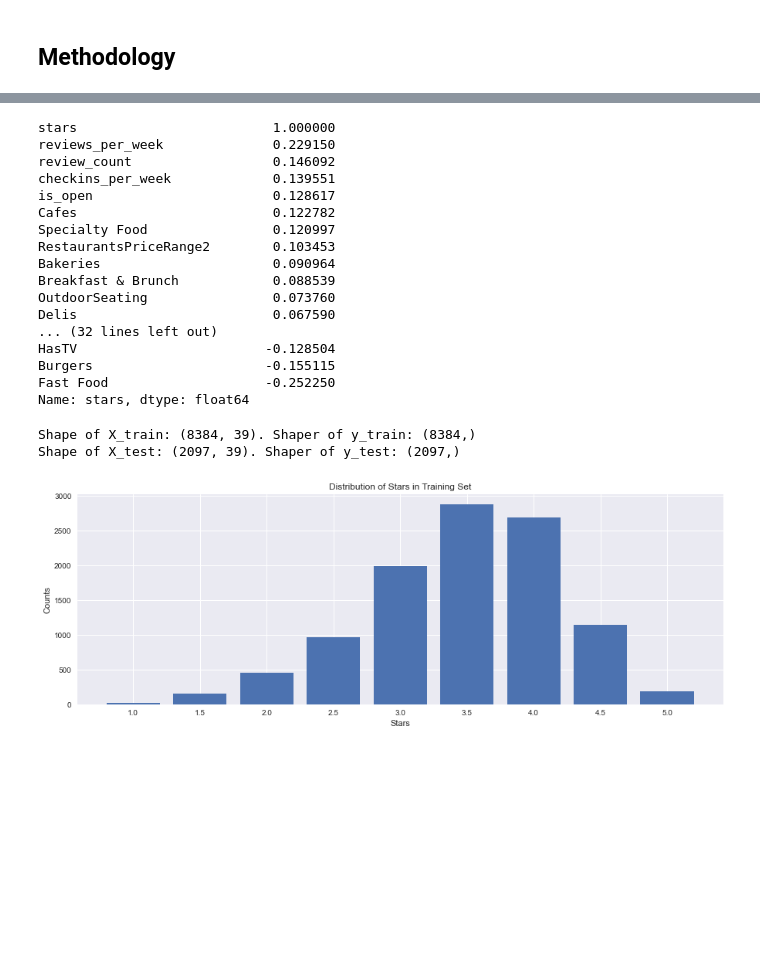
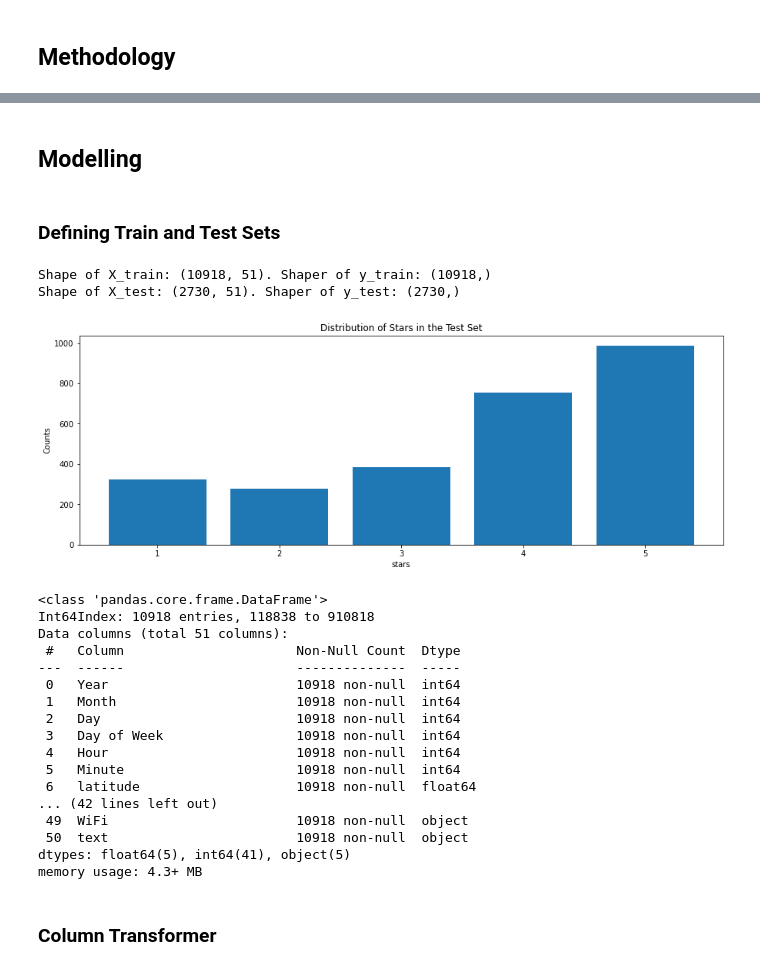
Before and after one commit to allistaircota/rate_my_restaurant, a Jupyter notebook: notebooks/3_Model_Setup_and_Evaluation.ipynb, the cells around one changed output, grey strips where cells are left out. Cells and saved outputs as stored; diff of their text form; code cells hidden in the pictures; blank space fills up the shorter version.

```diff
--- a/notebooks/3_Model_Setup_and_Evaluation.ipynb
+++ b/notebooks/3_Model_Setup_and_Evaluation.ipynb
@@ -121,3 +147,3 @@ pd.get_dummies(df[object_columns], drop_first=True)
 # %%
-df = pd.concat([df, pd.get_dummies(df[object_columns], drop_first=True)], axis=1)
-df.drop(object_columns, axis=1, inplace=True)
+df = pd.concat([df.drop(columns = object_columns), temp_df], axis=1)
+df.head()
@@ -160,4 +160,4 @@ stats.pearsonr(df['reviews_per_week'], df['stars'])
 # %%
-X = df.drop('stars', axis=1)
+X = df.drop(['stars'], axis=1)
 X.head()
 # %% [output]
@@ -180,0 +191,4 @@ Name: stars, dtype: float64
+# %%
+X_sampled, y_sampled = resample(X, y, random_state=0,
+                                    n_samples = 0.01*X.shape[0],
+                                    replace=False, stratify=y)
@@ -454,39 +246,23 @@ memory usage: 2.6 MB
-# %%
-df.corr()['stars'].sort_values(ascending=False)
-# %% [output]
-stars                         1.000000
-reviews_per_week              0.229150
-review_count                  0.146092
-checkins_per_week             0.139551
-is_open                       0.128617
-Cafes                         0.122782
-Specialty Food                0.120997
-RestaurantsPriceRange2        0.103453
-Bakeries                      0.090964
-Breakfast & Brunch            0.088539
-OutdoorSeating                0.073760
-Delis                         0.067590
-... (32 lines left out)
-HasTV                        -0.128504
-Burgers                      -0.155115
-Fast Food                    -0.252250
-Name: stars, dtype: float64
+# %% [markdown]
+## Modelling
+# %% [markdown]
+### Defining Train and Test Sets
 # %%
 # Splitting out 20% for test set
-X_train, X_test, y_train, y_test = train_test_split(X, y, test_size = 0.2, stratify=y, random_state=1)
+X_train, X_test, y_train, y_test = train_test_split(X_sampled, y_sampled, test_size = 0.2, stratify=y_sampled, random_state=0)
 
 print(f'Shape of X_train: {X_train.shape}. Shaper of y_train: {y_train.shape}')
 print(f'Shape of X_test: {X_test.shape}. Shaper of y_test: {y_test.shape}')
 # %% [output]
-Shape of X_train: (8384, 39). Shaper of y_train: (8384,)
-Shape of X_test: (2097, 39). Shaper of y_test: (2097,)
+Shape of X_train: (10918, 51). Shaper of y_train: (10918,)
+Shape of X_test: (2730, 51). Shaper of y_test: (2730,)
 # %%
 plt.figure(figsize=(15,5))
-plt.bar(y.value_counts().sort_index().index.astype('str'),
-        y.value_counts().sort_index())
-plt.title('Distribution of Stars in Training Set')
-plt.xlabel('Stars')
+plt.bar(y_test.value_counts().sort_index().index.astype('str'),
+        y_test.value_counts().sort_index())
+plt.title('Distribution of Stars in the Test Set')
+plt.xlabel('stars')
 plt.ylabel('Counts')
 plt.show()
 # %% [output]
-[figure, old version]
+[figure, new version]
@@ -502,0 +269,22 @@ X_test_scaled = pd.DataFrame(X_test_scaled, columns=X_test.columns)
+# %%
+X_train.info()
+# %% [output]
+<class 'pandas.core.frame.DataFrame'>
+Int64Index: 10918 entries, 118838 to 910818
+Data columns (total 51 columns):
+ #   Column                      Non-Null Count  Dtype
+---  ------                      --------------  -----
+ 0   Year                        10918 non-null  int64
+ 1   Month                       10918 non-null  int64
+ 2   Day                         10918 non-null  int64
+ 3   Day of Week                 10918 non-null  int64
+ 4   Hour                        10918 non-null  int64
+ 5   Minute                      10918 non-null  int64
+ 6   latitude                    10918 non-null  float64
+... (42 lines left out)
+ 49  WiFi                        10918 non-null  object
+ 50  text                        10918 non-null  object
+dtypes: float64(5), int64(41), object(5)
+memory usage: 4.3+ MB
+# %% [markdown]
+### Column Transformer
```
Also changed, not shown: parts of 126 cells of this notebook, 1 other file.
